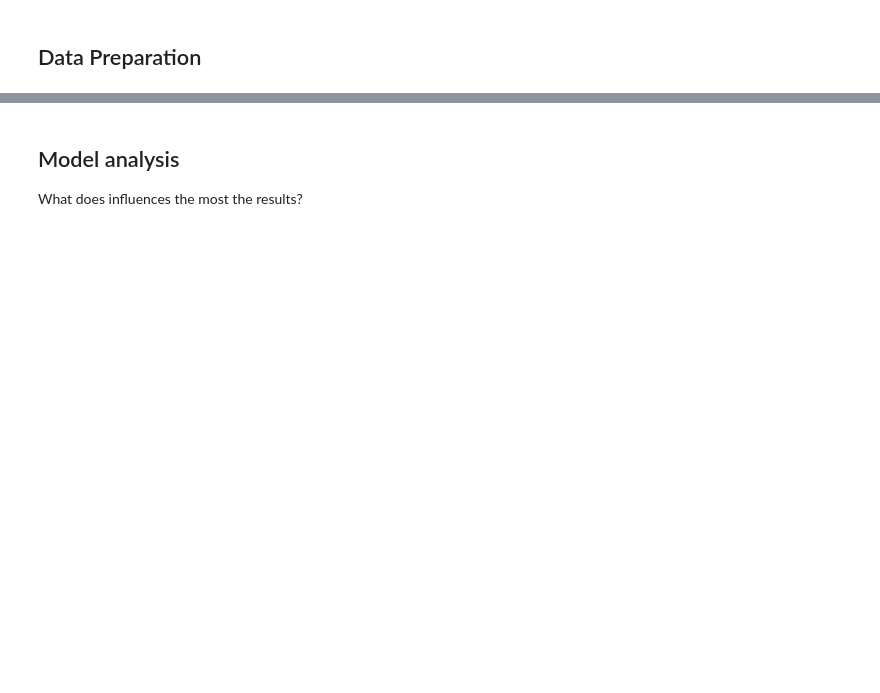
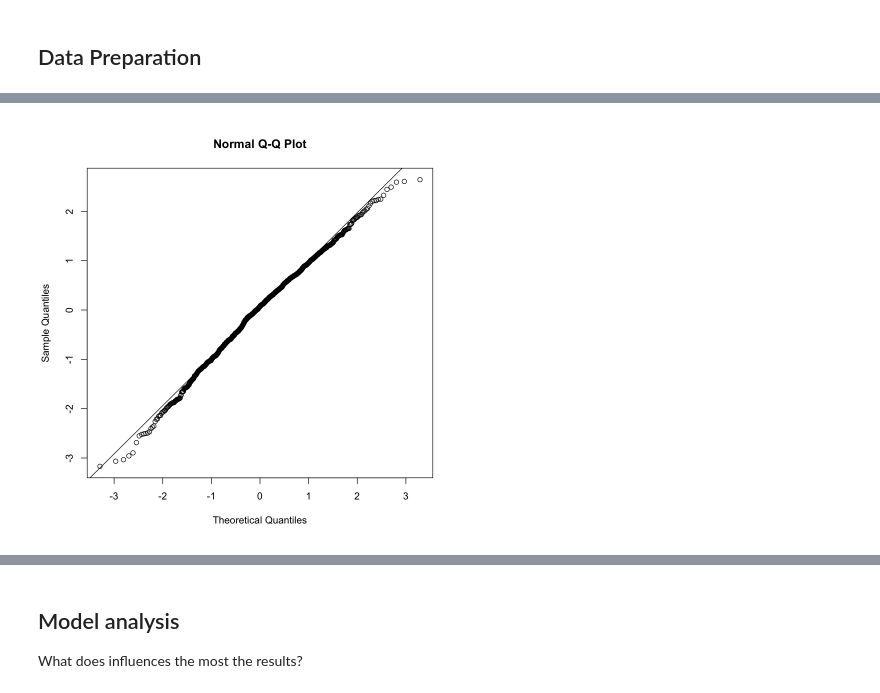
Before and after one commit to scerioli/Global-Preferences-Survey, a Jupyter notebook: ExtendedAnalysis/ExplorationAnalysis.ipynb, the cells around one changed output, grey strips where cells are left out. Saved outputs shown, nothing was run; the diff lists cells and outputs as text; code cells hidden in the pictures; blank space fills up the shorter version.

```diff
--- a/ExtendedAnalysis/ExplorationAnalysis.ipynb
+++ b/ExtendedAnalysis/ExplorationAnalysis.ipynb
@@ -51,0 +93,5 @@ dataComplete[, trustRaw := as.factor(trust)]
+# %%
+qqnorm(models[["altruism"]][["Ghana"]]$residuals)
+qqline(models[["altruism"]][["Ghana"]]$residuals)
+# %% [output]
+[figure, added]
```
Also changed, not shown: parts of 31 cells of this notebook, 4 other files.
